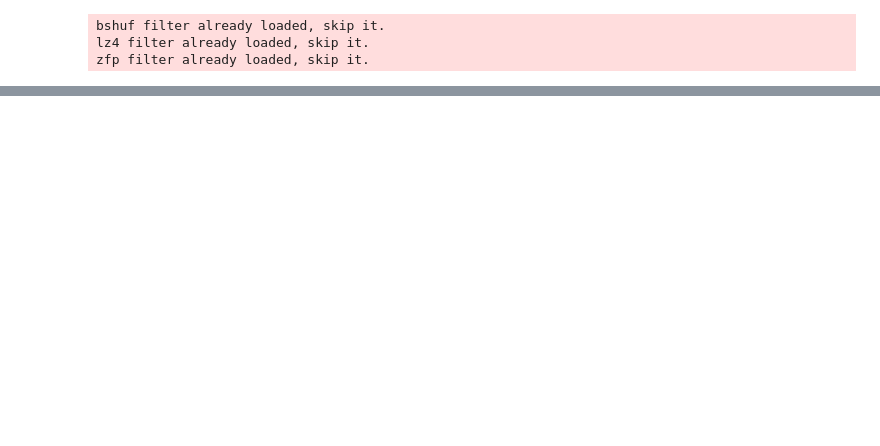
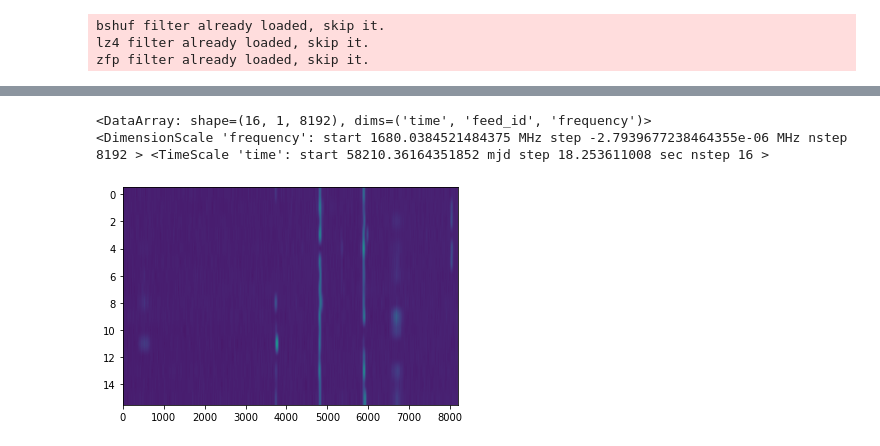
Before and after one commit to FX196/hyperseti, a Jupyter notebook: profile.ipynb, the cells around one changed output, grey strips where cells are left out. Cells and saved outputs as stored; diff of their text form; code cells hidden in the pictures; blank space fills up the shorter version.

```diff
--- a/profile.ipynb
+++ b/profile.ipynb
@@ -39,0 +62,36 @@ hyperseti.find_et_serial("GBT_57635_36340_GJ144_fine.h5", gulp_size=2**12, limit
+# %%
+from hyperseti.hyperseti import *
+from skimage.exposure import equalize_adapthist
+
+max_dd = 1
+
+#peaks = create_empty_hits_table()
+ds = from_h5(file_name)
+data_gen = ds.iterate_through_data({'frequency': 2**13})
+
+for i in range(10000):
+    d_arr = next(data_gen)
+# %%
+search_count = 0
+out = []
+for i in range(np.random.randint(200)):
+    d_arr = next(data_gen)
+print(d_arr)
+d = d_arr.data
+f = d_arr.frequency
+t = d_arr.time
+md = {'fch1': f.val_start * f.units, 'df': f.val_step * f.units, 'dt': t.val_step * t.units}
+# dedopp, metadata, hits = run_pipeline(d, md, max_dd)
+# out.append(hits)
+# logger.info(f"{len(hits)} hits found")
+
+# dframe = pd.concat(out)
+# dframe.to_csv(filename_out)
+# t1 = time.time()
+# print(f"## TOTAL TIME: {(t1-t0):2.2f}s ##\n\n")
+plt.imshow(equalize_adapthist(d[:, 0, :] / d.max()), aspect="auto")
+print(f, t)
+# %% [output]
+<DataArray: shape=(16, 1, 8192), dims=('time', 'feed_id', 'frequency')>
+<DimensionScale 'frequency': start 1680.0384521484375 MHz step -2.7939677238464355e-06 MHz nstep 8192 > <TimeScale 'time': start 58210.36164351852 mjd step 18.253611008 sec nstep 16 >
+[figure, added]
```
Also changed, not shown: parts of 10 cells of this notebook.
